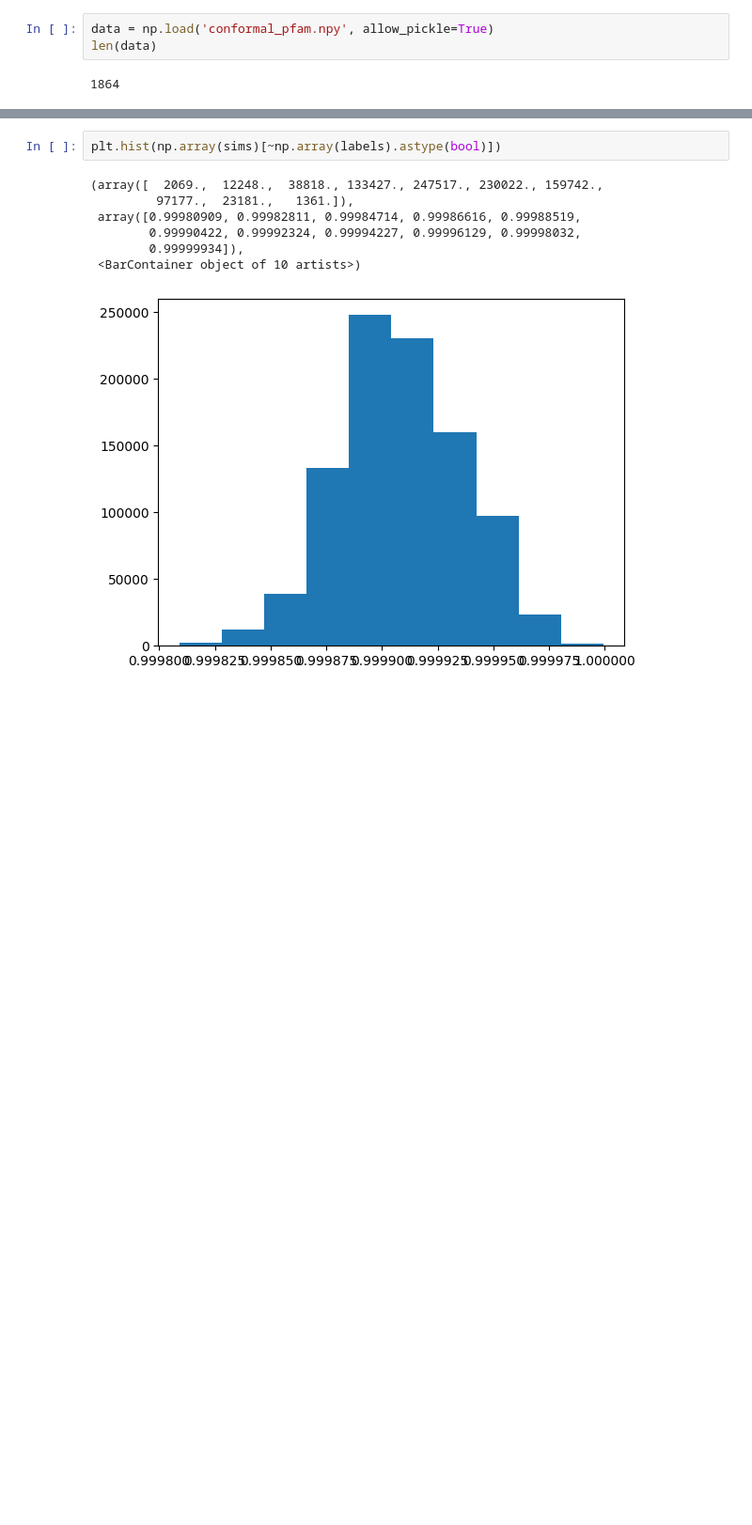
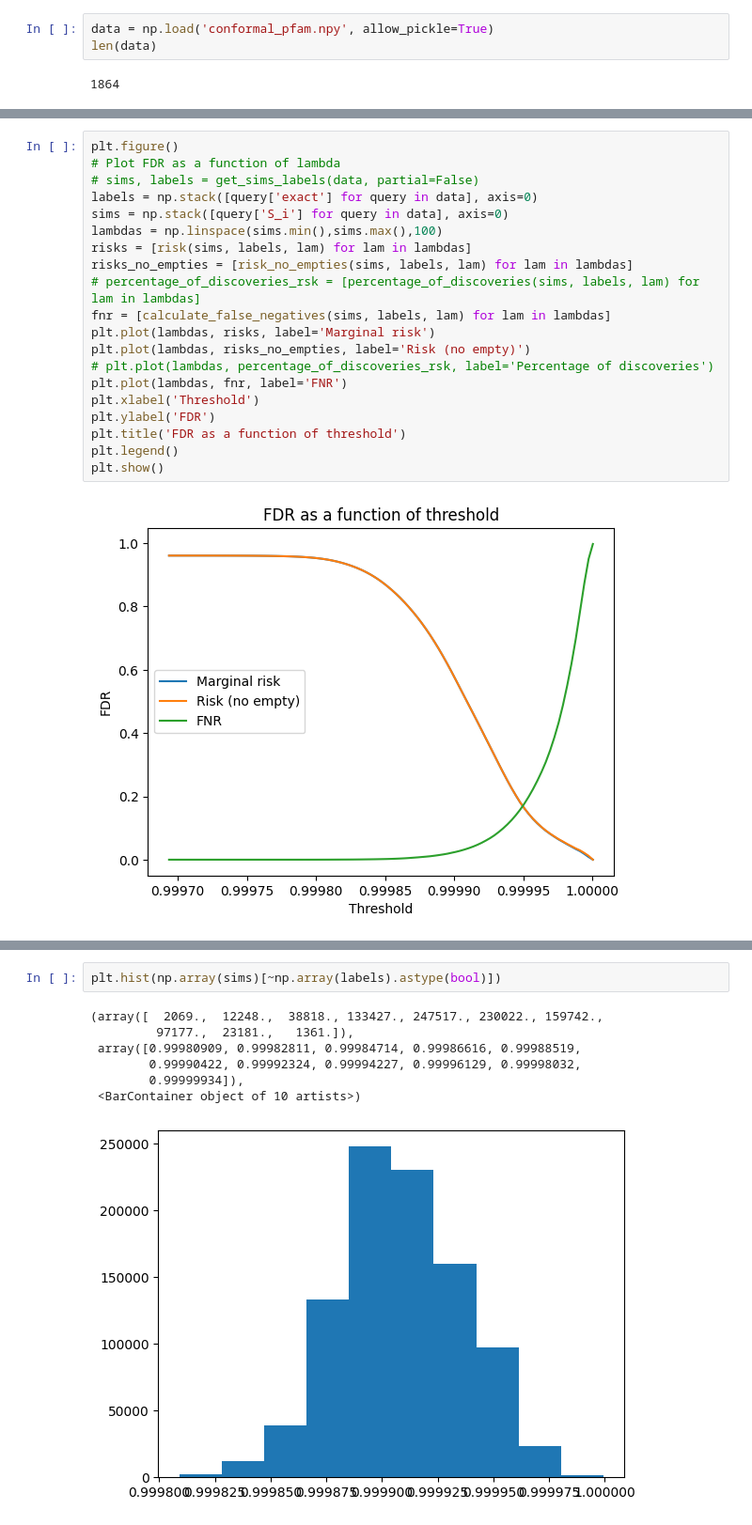
Before and after one commit to ronboger/conformal-protein-retrieval, a Jupyter notebook: analyze_protein_vec_results.ipynb, the cells around one changed output, grey strips where cells are left out. Shown: that part at 94% size. Saved outputs shown, nothing was run; the diff lists cells and outputs as text; blank space fills up the shorter version.

```diff
--- a/analyze_protein_vec_results.ipynb
+++ b/analyze_protein_vec_results.ipynb
@@ -158,0 +170,22 @@ np.median([sum(query['exact'])/len(query['exact']) for query in data])
+# %%
+plt.figure()
+# Plot FDR as a function of lambda
+# sims, labels = get_sims_labels(data, partial=False)
+labels = np.stack([query['exact'] for query in data], axis=0)
+sims = np.stack([query['S_i'] for query in data], axis=0)
+lambdas = np.linspace(sims.min(),sims.max(),100)
+risks = [risk(sims, labels, lam) for lam in lambdas]
+risks_no_empties = [risk_no_empties(sims, labels, lam) for lam in lambdas]
+# percentage_of_discoveries_rsk = [percentage_of_discoveries(sims, labels, lam) for lam in lambdas]
+fnr = [calculate_false_negatives(sims, labels, lam) for lam in lambdas]
+plt.plot(lambdas, risks, label='Marginal risk')
+plt.plot(lambdas, risks_no_empties, label='Risk (no empty)')
+# plt.plot(lambdas, percentage_of_discoveries_rsk, label='Percentage of discoveries')
+plt.plot(lambdas, fnr, label='FNR')
+plt.xlabel('Threshold')
+plt.ylabel('FDR')
+plt.title('FDR as a function of threshold')
+plt.legend()
+plt.show()
+# %% [output]
+[figure, added]
```
Also changed, not shown: parts of 36 cells of this notebook, 1 other file.
